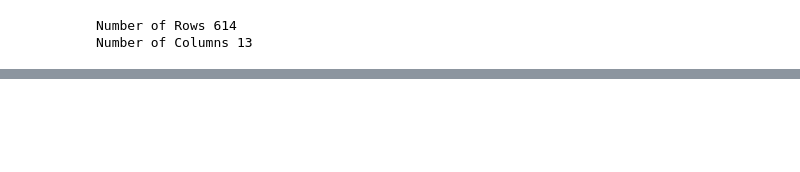
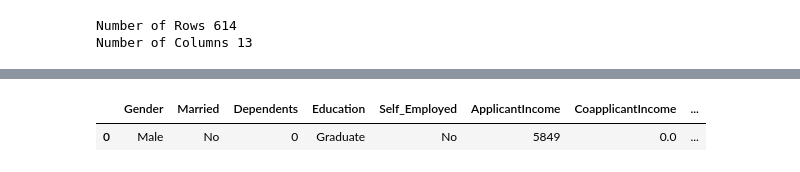
Before and after one commit to dinuwanfernando/10822750-final-year-project, a Jupyter notebook: loan_prediction_test2.ipynb, the cells around one changed output, grey strips where cells are left out. Drawn from its saved outputs; the diff is of its cells as text; code cells hidden in the pictures; blank space fills up the shorter version.

```diff
--- a/loan_prediction_test2.ipynb
+++ b/loan_prediction_test2.ipynb
@@ -44,3 +95,8 @@ data.isnull().sum()*100 / len(data)
 # %%
 #handling the missing values in the dataset
 data = data.drop('Loan_ID',axis=1)
+# %%
+data.head(1)
+# %% [output]
+|  | Gender | Married | Dependents | Education | Self_Employed | ApplicantIncome | CoapplicantIncome | ... |
+| 0 | Male | No | 0 | Graduate | No | 5849 | 0.0 | ... |
```
Also changed, not shown: parts of 3 cells of this notebook.
